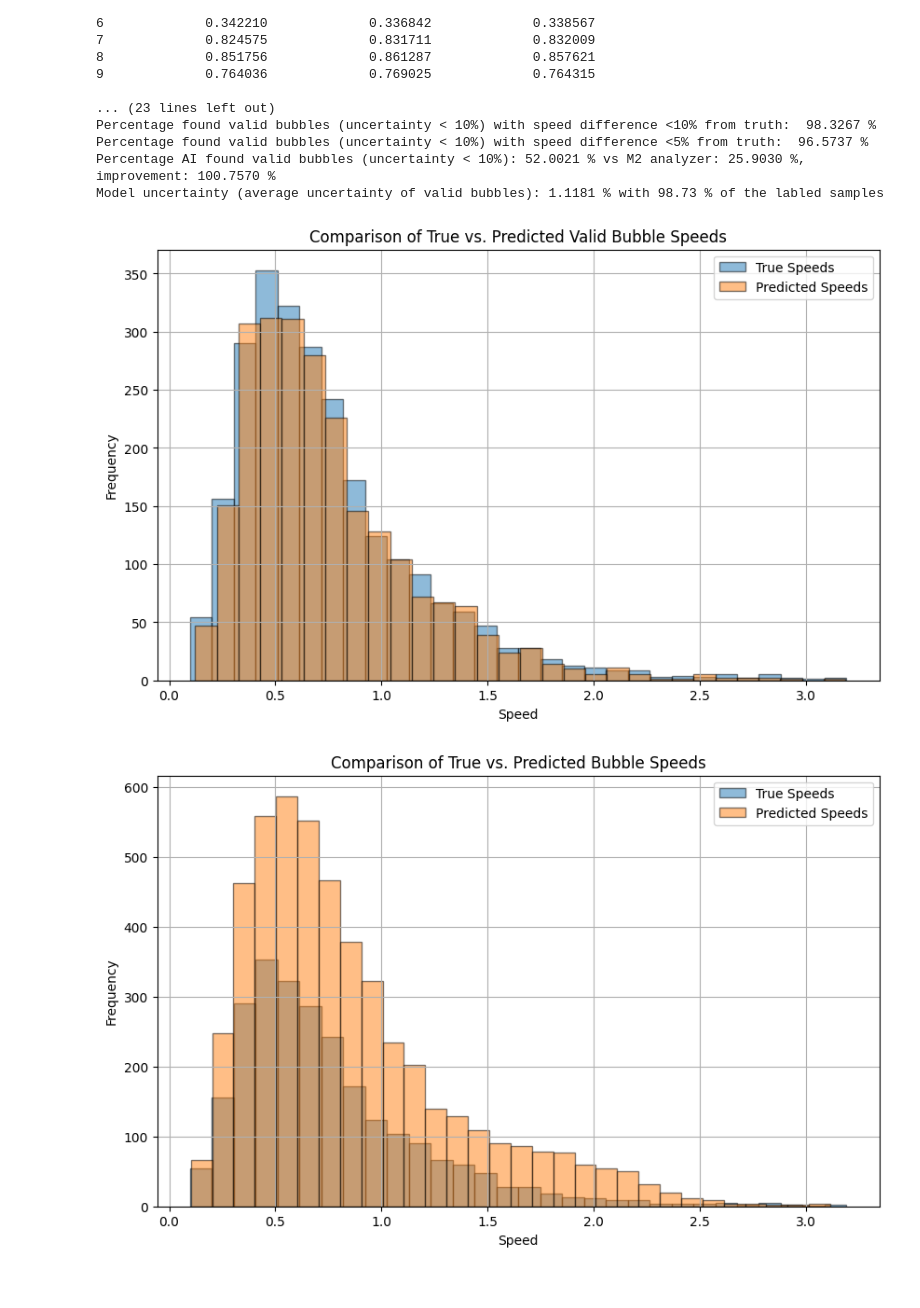
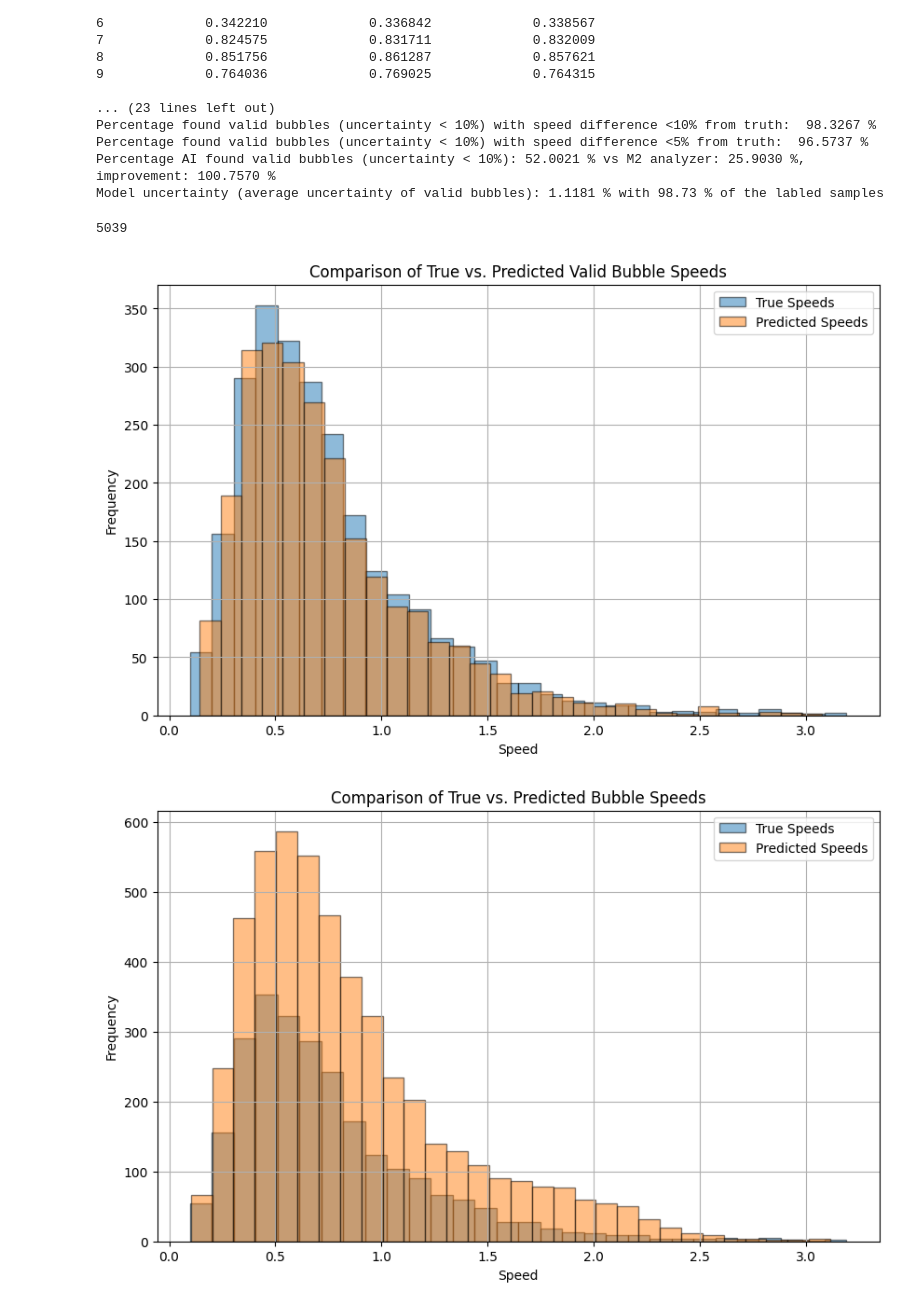
Before and after one commit to Cellular-Adventures/CapstoneAI-FiberProbe, a Jupyter notebook: new_main.ipynb, the cells around one changed output. Drawn from its saved outputs; the diff is of its cells as text; code cells hidden in the pictures.

Commit message:
added visualization of the predicted bubbles

```diff
--- a/new_main.ipynb
+++ b/new_main.ipynb
@@ -57,7 +58,7 @@ with open(path_to_output+'/scalers/feature_scaler2-20%3_600.pkl', 'rb') as f:
 with open(path_to_output+'/scalers/target_scaler2-20%3_600.pkl', 'rb') as f:
     target_scaler = pickle.load(f)
 # %%
-# df = process_folder(path_to_data, path_to_output, files=[3,7,12,18], plot=False, labels=True,)
+df = process_folder(path_to_data, path_to_output, files=[3,7,12,18], plot=False, labels=True,)
 # %% [output]
 Binlog data extracted
 Processing run: 2024-11-08T145406
@@ -242,25 +204,29 @@ Percentage found valid bubbles (uncertainty < 10%) with speed difference <10% fr
 Percentage found valid bubbles (uncertainty < 10%) with speed difference <5% from truth:  96.5737 %
 Percentage AI found valid bubbles (uncertainty < 10%): 52.0021 % vs M2 analyzer: 25.9030 %, improvement: 100.7570 %
 Model uncertainty (average uncertainty of valid bubbles): 1.1181 % with 98.73 % of the labled samples
+# %%
+len(outcome_df[outcome_df['Standard deviation %'] < 10])
+# %% [output]
+5039
 # %%
 valid_df = df[df["VeloOut"] != -1]
 
 
 # Match index if necessary
 true_speeds = valid_df["VeloOut"]
-predicted_valid_speeds = valid_test_results["final prediction"]
+predicted_valid_speeds = valid_test_results_10["final prediction"]
 # Plot
 plt.figure(figsize=(10, 6))
 plt.hist(true_speeds, bins=30, alpha=0.5, label="True Speeds", edgecolor='black')
 plt.hist(predicted_valid_speeds, bins=30, alpha=0.5, label="Predicted Speeds", edgecolor='black')
 plt.title("Comparison of True vs. Predicted Valid Bubble Speeds")
 plt.xlabel("Speed")
 plt.ylabel("Frequency")
 plt.legend()
 plt.grid(True)
 plt.show()
 # %% [output]
-[figure, old version]
+[figure, new version]
 # %%
 valid_df = df[df["VeloOut"] != -1]
 cert_outcome_df = outcome_df[outcome_df['Standard deviation %'] < 10]
```
Also changed, not shown: parts of 9 cells of this notebook.
